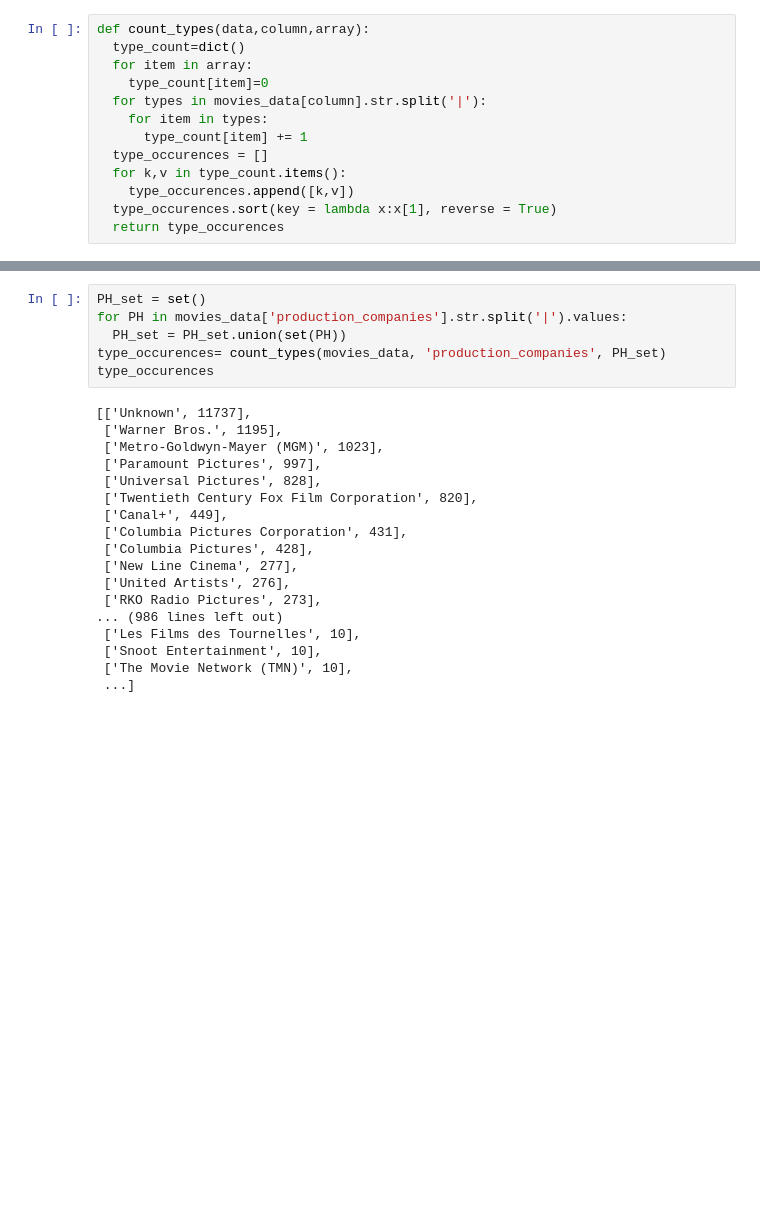
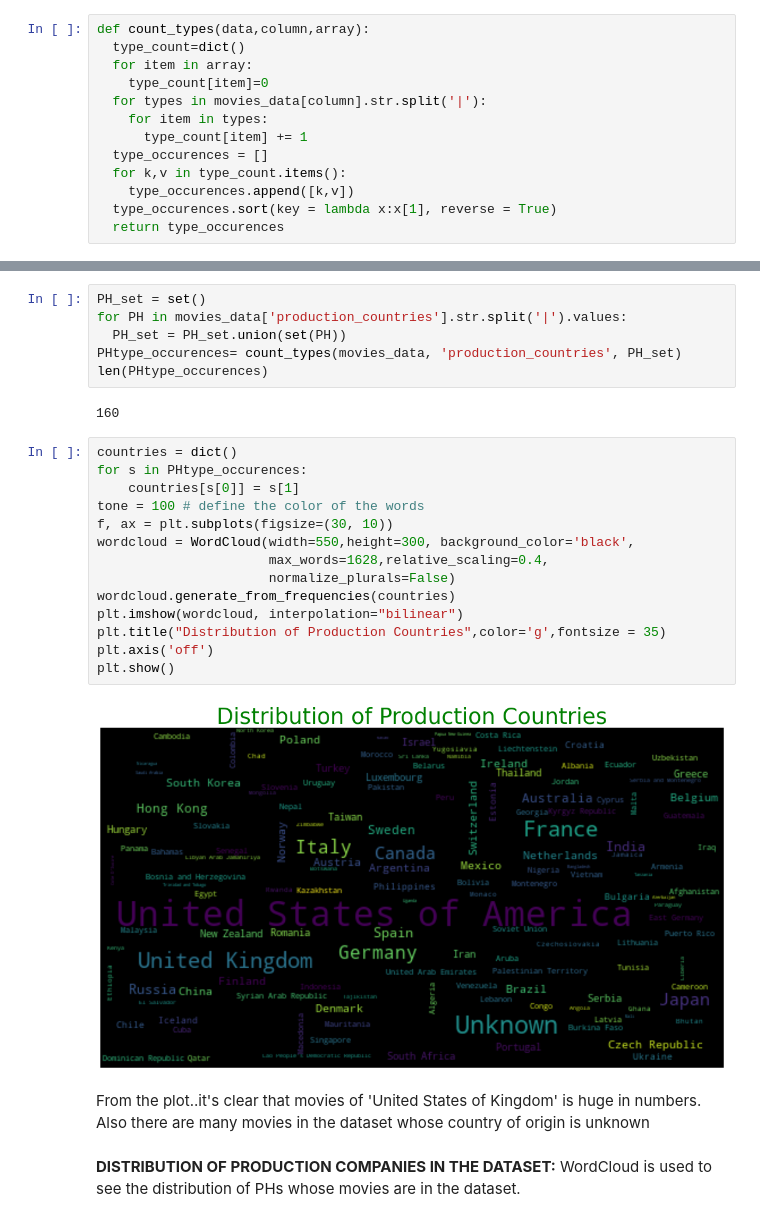
Before and after one commit to disha2sinha/Movie-Recommendation-System, a Jupyter notebook: Analysis_of_The_Dataset.ipynb, the cells around one changed output, grey strips where cells are left out. Saved outputs shown, nothing was run; the diff lists cells and outputs as text; blank space fills up the shorter version.

```diff
--- a/Analysis_of_The_Dataset.ipynb
+++ b/Analysis_of_The_Dataset.ipynb
@@ -126,24 +126,28 @@ plt.show()
 # %%
 PH_set = set()
-for PH in movies_data['production_companies'].str.split('|').values:
+for PH in movies_data['production_countries'].str.split('|').values:
   PH_set = PH_set.union(set(PH))
-type_occurences= count_types(movies_data, 'production_companies', PH_set)
-type_occurences
+PHtype_occurences= count_types(movies_data, 'production_countries', PH_set)
+len(PHtype_occurences)
 # %% [output]
-[['Unknown', 11737],
- ['Warner Bros.', 1195],
- ['Metro-Goldwyn-Mayer (MGM)', 1023],
- ['Paramount Pictures', 997],
- ['Universal Pictures', 828],
- ['Twentieth Century Fox Film Corporation', 820],
- ['Canal+', 449],
- ['Columbia Pictures Corporation', 431],
- ['Columbia Pictures', 428],
- ['New Line Cinema', 277],
- ['United Artists', 276],
- ['RKO Radio Pictures', 273],
-... (986 lines left out)
- ['Les Films des Tournelles', 10],
- ['Snoot Entertainment', 10],
- ['The Movie Network (TMN)', 10],
- ...]
+160
+# %%
+countries = dict()
+for s in PHtype_occurences:
+    countries[s[0]] = s[1]
+tone = 100 # define the color of the words
+f, ax = plt.subplots(figsize=(30, 10))
+wordcloud = WordCloud(width=550,height=300, background_color='black',
+                      max_words=1628,relative_scaling=0.4,
+                      normalize_plurals=False)
+wordcloud.generate_from_frequencies(countries)
+plt.imshow(wordcloud, interpolation="bilinear")
+plt.title("Distribution of Production Countries",color='g',fontsize = 35)
+plt.axis('off')
+plt.show()
+# %% [output]
+[figure, added]
+# %% [markdown]
+From the plot..it's clear that movies of 'United States of Kingdom' is huge in numbers. Also there are many movies in the dataset whose country of origin is unknown
+# %% [markdown]
+ **DISTRIBUTION OF PRODUCTION COMPANIES IN THE DATASET:** WordCloud is used to see the distribution of PHs whose movies are in the dataset.
```
Also changed, not shown: parts of 24 cells of this notebook.
